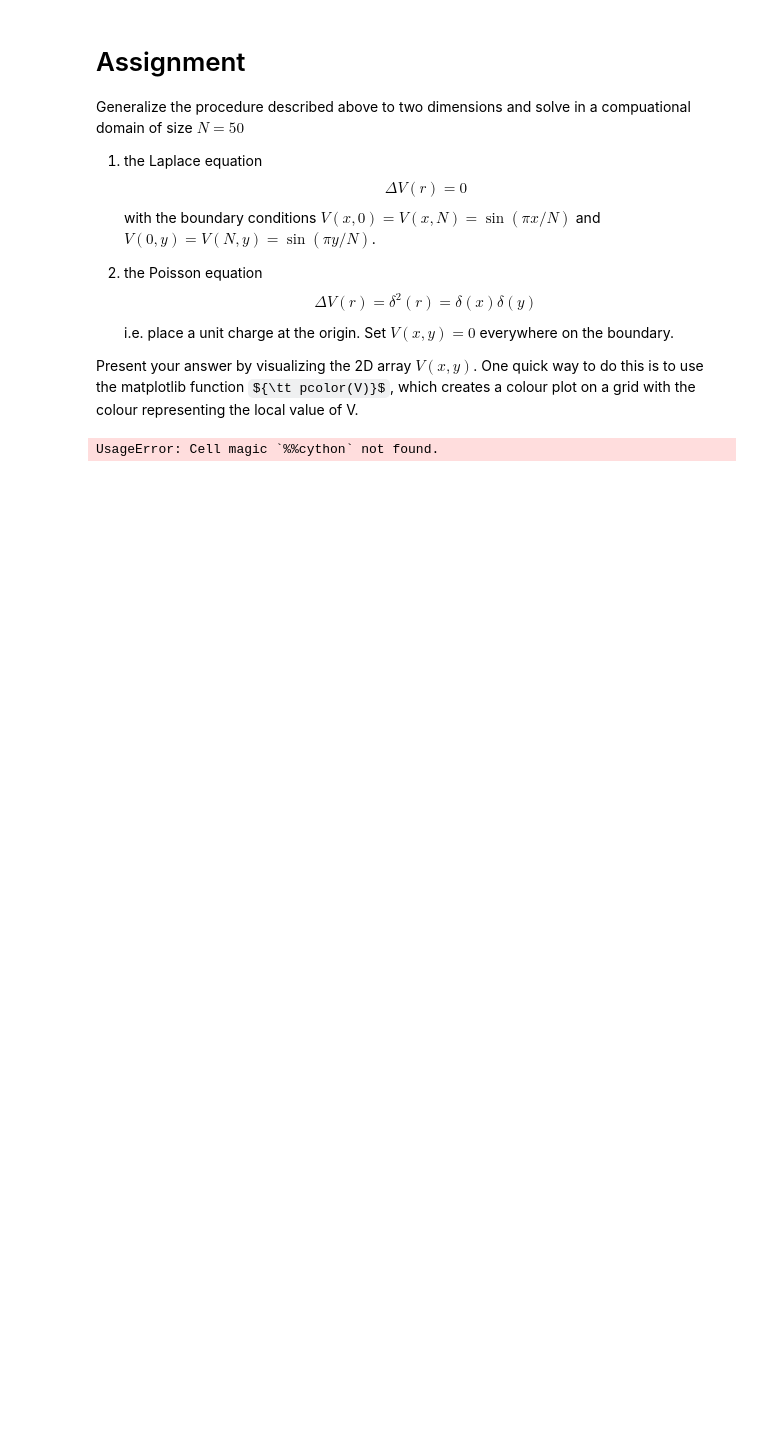
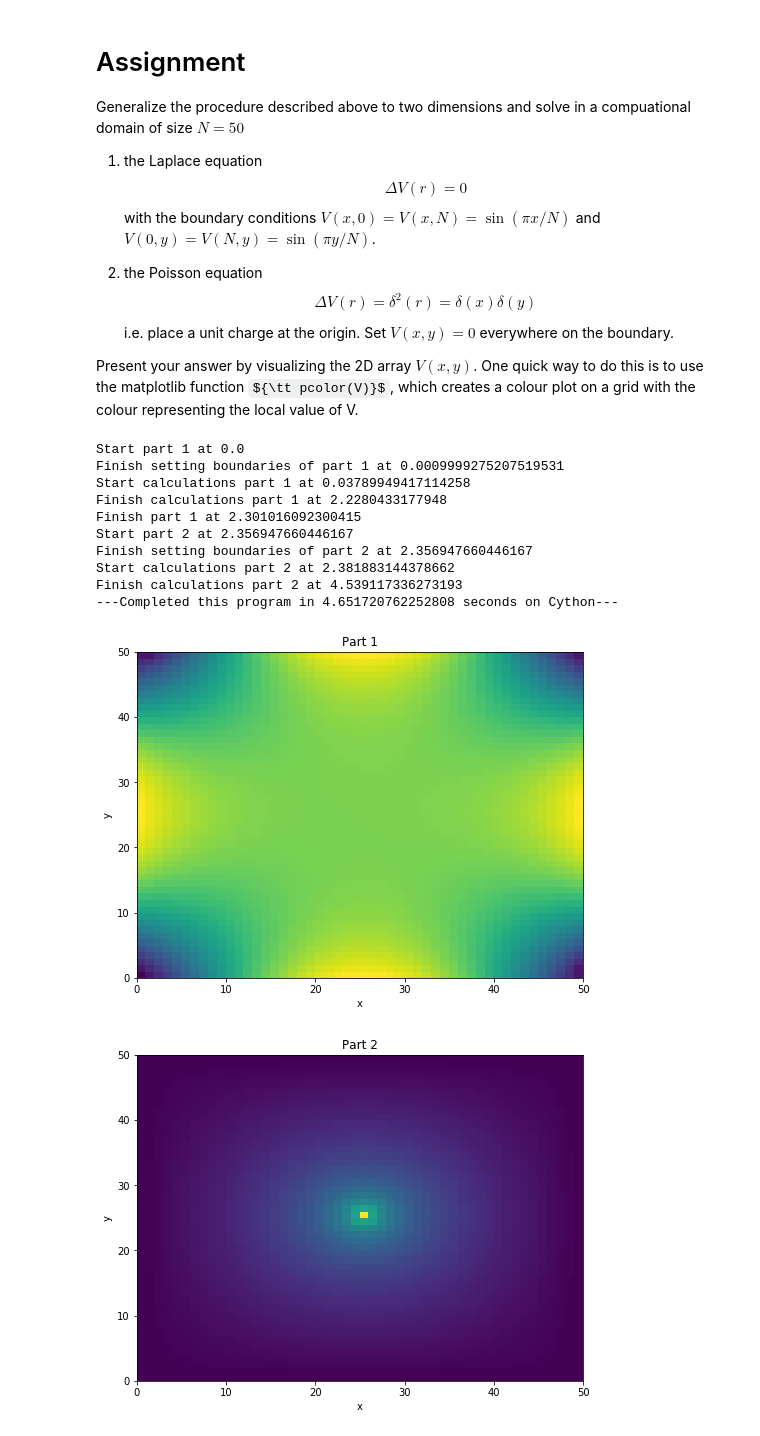
Before and after one commit to tylerlum/PHYS301, a Jupyter notebook: Homework 5.ipynb, the cells around one changed output. Cells and saved outputs as stored; diff of their text form; code cells hidden in the pictures; some formulas as TeX source; blank space fills up the shorter version.

```diff
--- a/Homework 5.ipynb
+++ b/Homework 5.ipynb
@@ -106,7 +110,7 @@ for i in range(0,N):
 print("Finish setting boundaries of part 1 at {0}".format(time.time()-start_time))
 
 ## Setup plot
-plt.figure(figsize = (8,6))
+fig = plt.figure(figsize = (8,6))
 plt.xlabel('x')
 plt.ylabel('y')
 plt.title('Part 1')
@@ -124,7 +128,7 @@ print("Finish calculations part 1 at {0}".format(time.time()-start_time))
 ## Plot voltage after completing calculations
 plt.pcolor(V_1)
 print("Finish part 1 at {0}".format(time.time()-start_time))
-
+fig.savefig('Method_Of_Relaxation_Sin.png')
 ############ PART 2 ############
 cdef:
     double infinite_voltage = 10**8  # approximation for voltage at origin from point charge
@@ -138,32 +142,44 @@ for i in range(0,N):
     V_2[i][0] = 0
     V_2[i][N-1] = 0
     V_2[0][i] = 0
     V_2[N-1][i] = 0
 
 V_2[half_N][half_N] = infinite_voltage
 print("Finish setting boundaries of part 2 at {0}".format(time.time()-start_time))
 
 ## Setup plot
-plt.figure(figsize = (8,6))
+fig = plt.figure(figsize = (8,6))
 plt.xlabel('x')
 plt.ylabel('y')
 plt.title('Part 2')
 plt.axis([0,N,0,N])
 
 print("Start calculations part 2 at {0}".format(time.time()-start_time))
 ## Iterate the soluton and compute update
 for j in range(1,num_steps):
     for i in range(1,len(V_2)-1):
         for k in range(1,len(V_2[0])-1):
             ## Ensure that voltage at origin does not change
             if not (i == half_N and k == half_N):
                 V_2[i][k]=get_average_values(V_2,i,k)
 
 print("Finish calculations part 2 at {0}".format(time.time()-start_time))
 
 ## Plot voltage after completing calculations
 plt.pcolor(V_2)
+fig.savefig('Method_Of_Relaxation_Delta.png')
 
 print("---Completed this program in {0} seconds on Cython---".format(time.time()-start_time))
 # %% [output]
-UsageError: Cell magic `%%cython` not found.
+Start part 1 at 0.0
+Finish setting boundaries of part 1 at 0.0009999275207519531
+Start calculations part 1 at 0.03789949417114258
+Finish calculations part 1 at 2.2280433177948
+Finish part 1 at 2.301016092300415
+Start part 2 at 2.356947660446167
+Finish setting boundaries of part 2 at 2.356947660446167
+Start calculations part 2 at 2.381883144378662
+Finish calculations part 2 at 4.539117336273193
+---Completed this program in 4.651720762252808 seconds on Cython---
+[figure, added]
+[figure, added]
```
Also changed, not shown: parts of 1 cell of this notebook, 13 other files.
